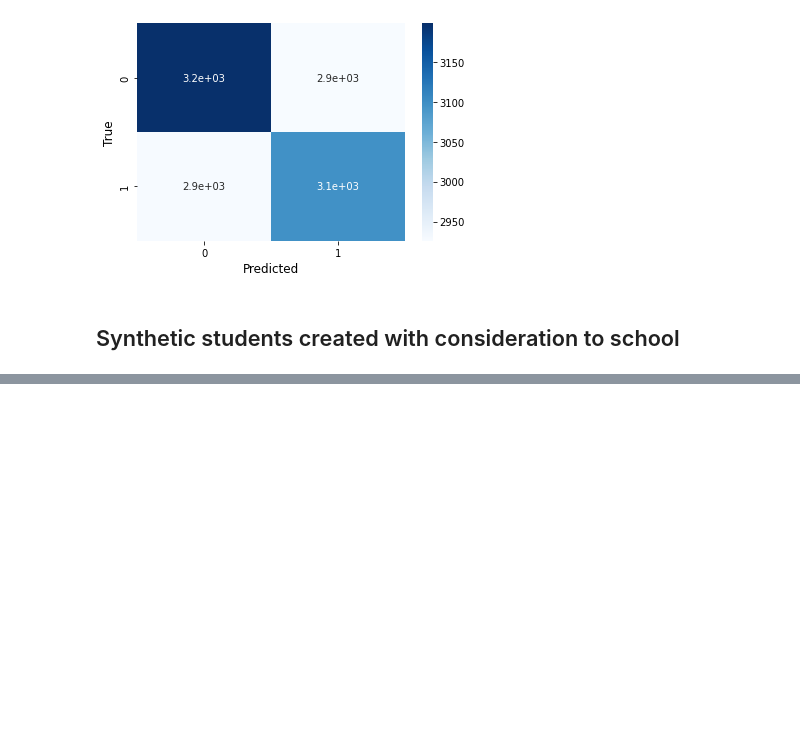
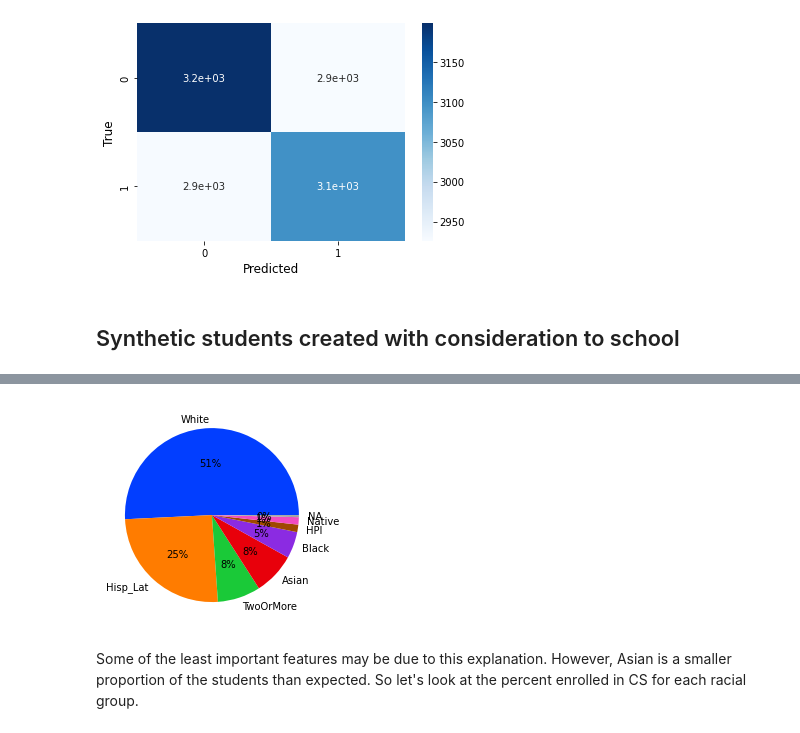
Before and after one commit to brinkbrink/WA_CS, a Jupyter notebook: WACSKeyPredictors.ipynb, the cells around one changed output, grey strips where cells are left out. Drawn from its saved outputs; the diff is of its cells as text; code cells hidden in the pictures; blank space fills up the shorter version.

```diff
--- a/WACSKeyPredictors.ipynb
+++ b/WACSKeyPredictors.ipynb
@@ -1704,0 +1742,10 @@ From here you can see that NA, HPI and Native have the least importance as featu
+# %%
+race_probs = [Prob_R_White, Prob_R_Hisp_Lat, Prob_R_TwoOrMore, Prob_R_Asian, Prob_R_Black, Prob_R_HPI, Prob_R_Native, Prob_R_NA]
+lables = ['White', 'Hisp_Lat', 'TwoOrMore', 'Asian', 'Black', 'HPI', 'Native', 'NA']
+palette_color = sns.color_palette('bright')
+plt.pie(race_probs, labels=lables, colors=palette_color, autopct='%.0f%%')
+plt.show()
+# %% [output]
+[figure, added]
+# %% [markdown]
+Some of the least important features may be due to this explanation. However, Asian is a smaller proportion of the students than expected. So let's look at the percent enrolled in CS for each racial group.
```
Also changed, not shown: parts of 117 cells of this notebook.
